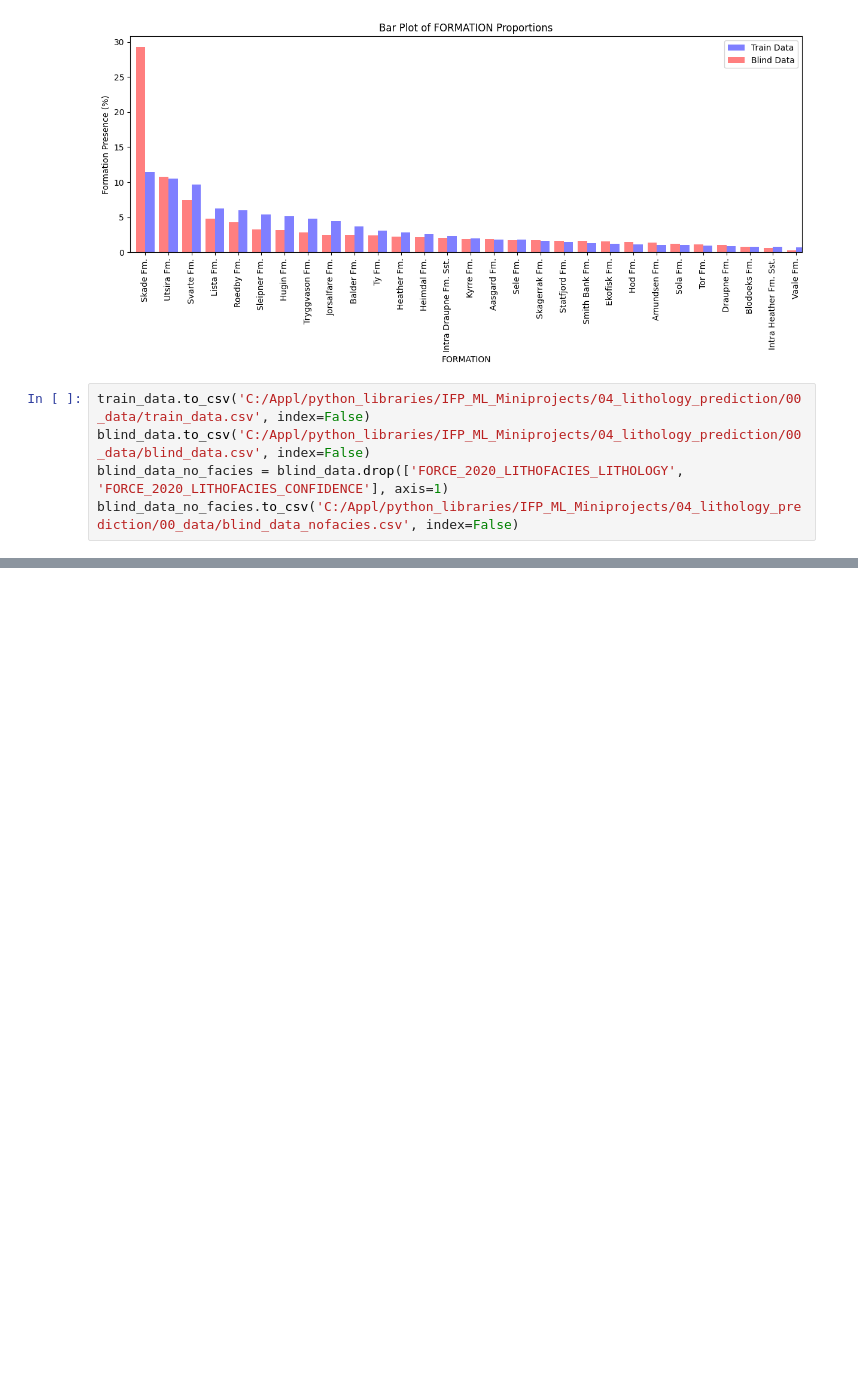
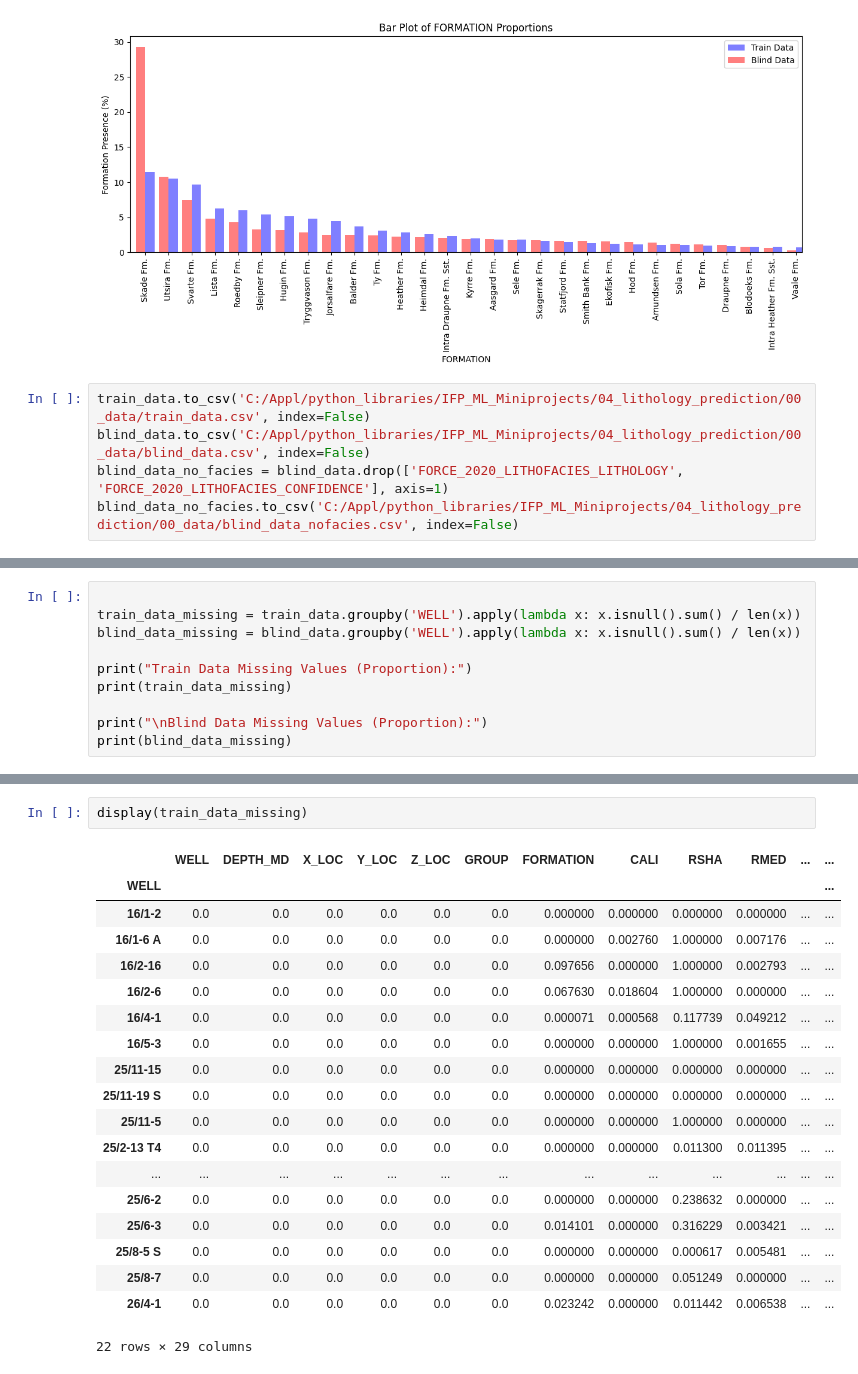
Before and after one commit to Lousiboupi/Machine-learning-project, a Jupyter notebook: 04_lithology_prediction/01_notebooks/00_subsetting_data_force_2020.ipynb, the cells around one changed output, grey strips where cells are left out. Cells and saved outputs as stored; diff of their text form; blank space fills up the shorter version.

```diff
--- a/04_lithology_prediction/01_notebooks/00_subsetting_data_force_2020.ipynb
+++ b/04_lithology_prediction/01_notebooks/00_subsetting_data_force_2020.ipynb
@@ -157,0 +231,10 @@ blind_data_no_facies.to_csv('C:/Appl/python_libraries/IFP_ML_Miniprojects/04_lit
+# %%
+
+train_data_missing = train_data.groupby('WELL').apply(lambda x: x.isnull().sum() / len(x))
+blind_data_missing = blind_data.groupby('WELL').apply(lambda x: x.isnull().sum() / len(x))
+
+print("Train Data Missing Values (Proportion):")
+print(train_data_missing)
+
+print("\nBlind Data Missing Values (Proportion):")
+print(blind_data_missing)
@@ -157,0 +259,22 @@ blind_data_no_facies.to_csv('C:/Appl/python_libraries/IFP_ML_Miniprojects/04_lit
+# %%
+display(train_data_missing)
+# %% [output]
+|  | WELL | DEPTH_MD | X_LOC | Y_LOC | Z_LOC | GROUP | FORMATION | CALI | RSHA | RMED | ... | ... |
+| WELL |  |  |  |  |  |  |  |  |  |  |  | ... |
+| 16/1-2 | 0.0 | 0.0 | 0.0 | 0.0 | 0.0 | 0.0 | 0.000000 | 0.000000 | 0.000000 | 0.000000 | ... | ... |
+| 16/1-6 A | 0.0 | 0.0 | 0.0 | 0.0 | 0.0 | 0.0 | 0.000000 | 0.002760 | 1.000000 | 0.007176 | ... | ... |
+| 16/2-16 | 0.0 | 0.0 | 0.0 | 0.0 | 0.0 | 0.0 | 0.097656 | 0.000000 | 1.000000 | 0.002793 | ... | ... |
+| 16/2-6 | 0.0 | 0.0 | 0.0 | 0.0 | 0.0 | 0.0 | 0.067630 | 0.018604 | 1.000000 | 0.000000 | ... | ... |
+| 16/4-1 | 0.0 | 0.0 | 0.0 | 0.0 | 0.0 | 0.0 | 0.000071 | 0.000568 | 0.117739 | 0.049212 | ... | ... |
+| 16/5-3 | 0.0 | 0.0 | 0.0 | 0.0 | 0.0 | 0.0 | 0.000000 | 0.000000 | 1.000000 | 0.001655 | ... | ... |
+| 25/11-15 | 0.0 | 0.0 | 0.0 | 0.0 | 0.0 | 0.0 | 0.000000 | 0.000000 | 0.000000 | 0.000000 | ... | ... |
+| 25/11-19 S | 0.0 | 0.0 | 0.0 | 0.0 | 0.0 | 0.0 | 0.000000 | 0.000000 | 0.000000 | 0.000000 | ... | ... |
+| 25/11-5 | 0.0 | 0.0 | 0.0 | 0.0 | 0.0 | 0.0 | 0.000000 | 0.000000 | 1.000000 | 0.000000 | ... | ... |
+| 25/2-13 T4 | 0.0 | 0.0 | 0.0 | 0.0 | 0.0 | 0.0 | 0.000000 | 0.000000 | 0.011300 | 0.011395 | ... | ... |
+| ... | ... | ... | ... | ... | ... | ... | ... | ... | ... | ... | ... | ... |
+| 25/6-2 | 0.0 | 0.0 | 0.0 | 0.0 | 0.0 | 0.0 | 0.000000 | 0.000000 | 0.238632 | 0.000000 | ... | ... |
+| 25/6-3 | 0.0 | 0.0 | 0.0 | 0.0 | 0.0 | 0.0 | 0.014101 | 0.000000 | 0.316229 | 0.003421 | ... | ... |
+| 25/8-5 S | 0.0 | 0.0 | 0.0 | 0.0 | 0.0 | 0.0 | 0.000000 | 0.000000 | 0.000617 | 0.005481 | ... | ... |
+| 25/8-7 | 0.0 | 0.0 | 0.0 | 0.0 | 0.0 | 0.0 | 0.000000 | 0.000000 | 0.051249 | 0.000000 | ... | ... |
+| 26/4-1 | 0.0 | 0.0 | 0.0 | 0.0 | 0.0 | 0.0 | 0.023242 | 0.000000 | 0.011442 | 0.006538 | ... | ... |
+22 rows × 29 columns
```
Also changed, not shown: parts of 9 cells of this notebook, 1 other file.
